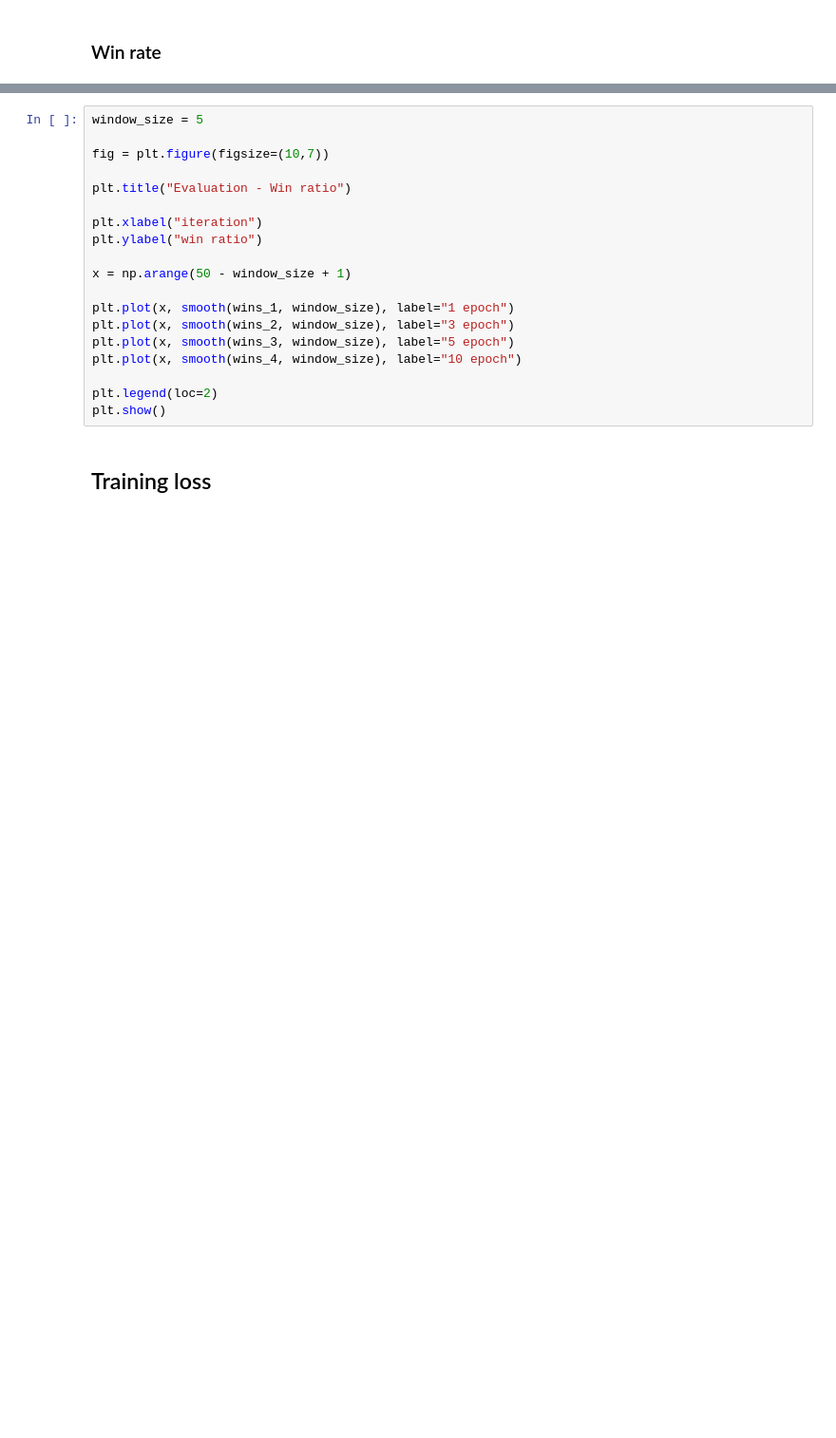
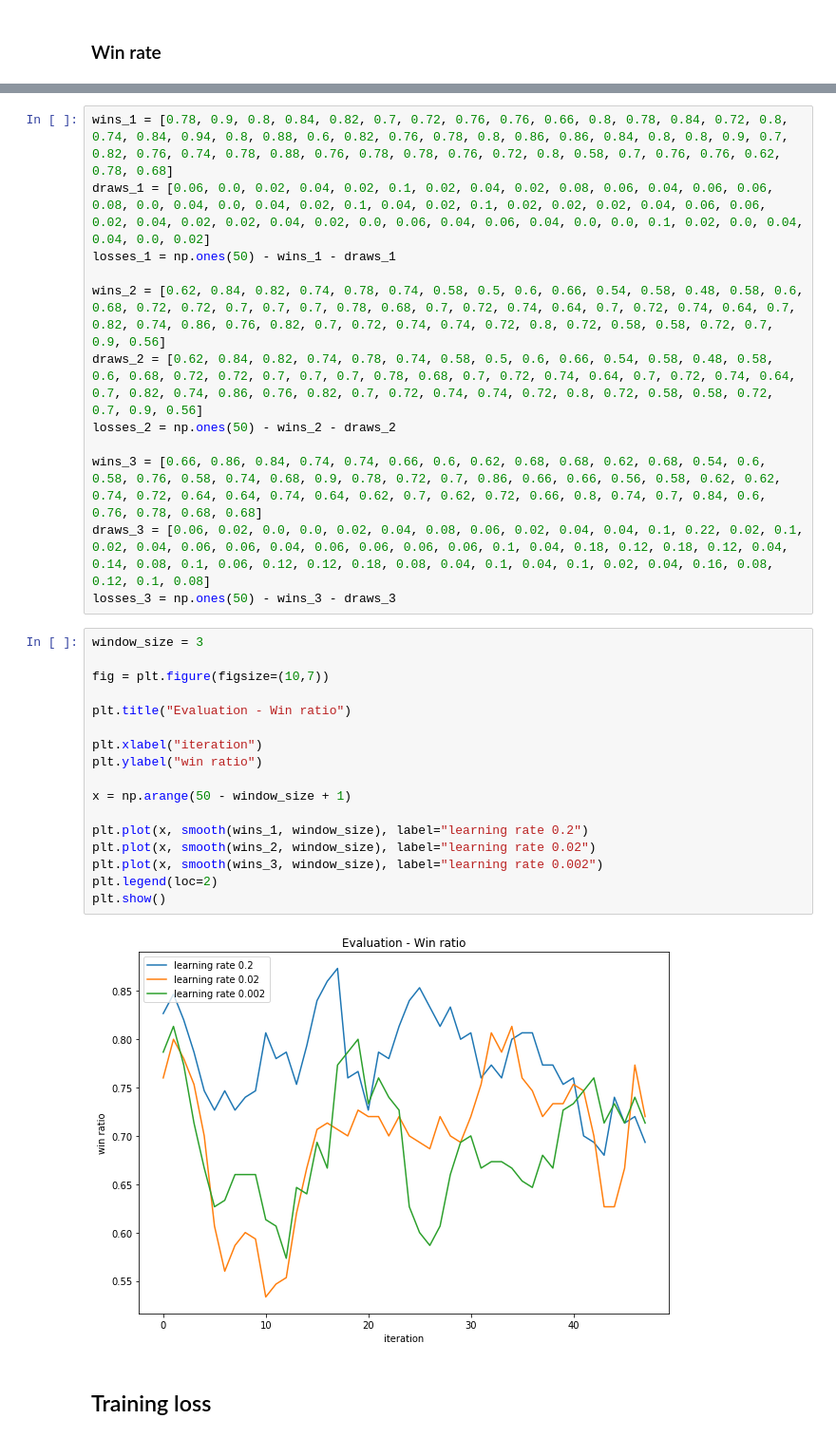
Before and after one commit to y4nnic/AlphaZero_for_small_board_games, a Jupyter notebook: experiment_learning_rate.ipynb, the cells around one changed output, grey strips where cells are left out. Shown: that part at 95% size. Drawn from its saved outputs; the diff is of its cells as text; blank space fills up the shorter version.

```diff
--- a/experiment_learning_rate.ipynb
+++ b/experiment_learning_rate.ipynb
@@ -222,21 +293,33 @@ losses_3 = np.ones(50) - wins_3 - draws_3
+# %%
+wins_1 = [0.78, 0.9, 0.8, 0.84, 0.82, 0.7, 0.72, 0.76, 0.76, 0.66, 0.8, 0.78, 0.84, 0.72, 0.8, 0.74, 0.84, 0.94, 0.8, 0.88, 0.6, 0.82, 0.76, 0.78, 0.8, 0.86, 0.86, 0.84, 0.8, 0.8, 0.9, 0.7, 0.82, 0.76, 0.74, 0.78, 0.88, 0.76, 0.78, 0.78, 0.76, 0.72, 0.8, 0.58, 0.7, 0.76, 0.76, 0.62, 0.78, 0.68]
+draws_1 = [0.06, 0.0, 0.02, 0.04, 0.02, 0.1, 0.02, 0.04, 0.02, 0.08, 0.06, 0.04, 0.06, 0.06, 0.08, 0.0, 0.04, 0.0, 0.04, 0.02, 0.1, 0.04, 0.02, 0.1, 0.02, 0.02, 0.02, 0.04, 0.06, 0.06, 0.02, 0.04, 0.02, 0.02, 0.04, 0.02, 0.0, 0.06, 0.04, 0.06, 0.04, 0.0, 0.0, 0.1, 0.02, 0.0, 0.04, 0.04, 0.0, 0.02]
+losses_1 = np.ones(50) - wins_1 - draws_1
+
+wins_2 = [0.62, 0.84, 0.82, 0.74, 0.78, 0.74, 0.58, 0.5, 0.6, 0.66, 0.54, 0.58, 0.48, 0.58, 0.6, 0.68, 0.72, 0.72, 0.7, 0.7, 0.7, 0.78, 0.68, 0.7, 0.72, 0.74, 0.64, 0.7, 0.72, 0.74, 0.64, 0.7, 0.82, 0.74, 0.86, 0.76, 0.82, 0.7, 0.72, 0.74, 0.74, 0.72, 0.8, 0.72, 0.58, 0.58, 0.72, 0.7, 0.9, 0.56]
+draws_2 = [0.62, 0.84, 0.82, 0.74, 0.78, 0.74, 0.58, 0.5, 0.6, 0.66, 0.54, 0.58, 0.48, 0.58, 0.6, 0.68, 0.72, 0.72, 0.7, 0.7, 0.7, 0.78, 0.68, 0.7, 0.72, 0.74, 0.64, 0.7, 0.72, 0.74, 0.64, 0.7, 0.82, 0.74, 0.86, 0.76, 0.82, 0.7, 0.72, 0.74, 0.74, 0.72, 0.8, 0.72, 0.58, 0.58, 0.72, 0.7, 0.9, 0.56]
+losses_2 = np.ones(50) - wins_2 - draws_2
+
+wins_3 = [0.66, 0.86, 0.84, 0.74, 0.74, 0.66, 0.6, 0.62, 0.68, 0.68, 0.62, 0.68, 0.54, 0.6, 0.58, 0.76, 0.58, 0.74, 0.68, 0.9, 0.78, 0.72, 0.7, 0.86, 0.66, 0.66, 0.56, 0.58, 0.62, 0.62, 0.74, 0.72, 0.64, 0.64, 0.74, 0.64, 0.62, 0.7, 0.62, 0.72, 0.66, 0.8, 0.74, 0.7, 0.84, 0.6, 0.76, 0.78, 0.68, 0.68]
+draws_3 = [0.06, 0.02, 0.0, 0.0, 0.02, 0.04, 0.08, 0.06, 0.02, 0.04, 0.04, 0.1, 0.22, 0.02, 0.1, 0.02, 0.04, 0.06, 0.06, 0.04, 0.06, 0.06, 0.06, 0.06, 0.1, 0.04, 0.18, 0.12, 0.18, 0.12, 0.04, 0.14, 0.08, 0.1, 0.06, 0.12, 0.12, 0.18, 0.08, 0.04, 0.1, 0.04, 0.1, 0.02, 0.04, 0.16, 0.08, 0.12, 0.1, 0.08]
+losses_3 = np.ones(50) - wins_3 - draws_3
 # %%
-window_size = 5
+window_size = 3
 
 fig = plt.figure(figsize=(10,7))
 
 plt.title("Evaluation - Win ratio")
 
 plt.xlabel("iteration")
 plt.ylabel("win ratio")
 
 x = np.arange(50 - window_size + 1)
 
-plt.plot(x, smooth(wins_1, window_size), label="1 epoch")
-plt.plot(x, smooth(wins_2, window_size), label="3 epoch")
-plt.plot(x, smooth(wins_3, window_size), label="5 epoch")
-plt.plot(x, smooth(wins_4, window_size), label="10 epoch")
-
+plt.plot(x, smooth(wins_1, window_size), label="learning rate 0.2")
+plt.plot(x, smooth(wins_2, window_size), label="learning rate 0.02")
+plt.plot(x, smooth(wins_3, window_size), label="learning rate 0.002")
 plt.legend(loc=2)
 plt.show()
+# %% [output]
+[figure, added]
 # %% [markdown]
 ## Training loss
```
Also changed, not shown: parts of 15 cells of this notebook, 6 other files.
